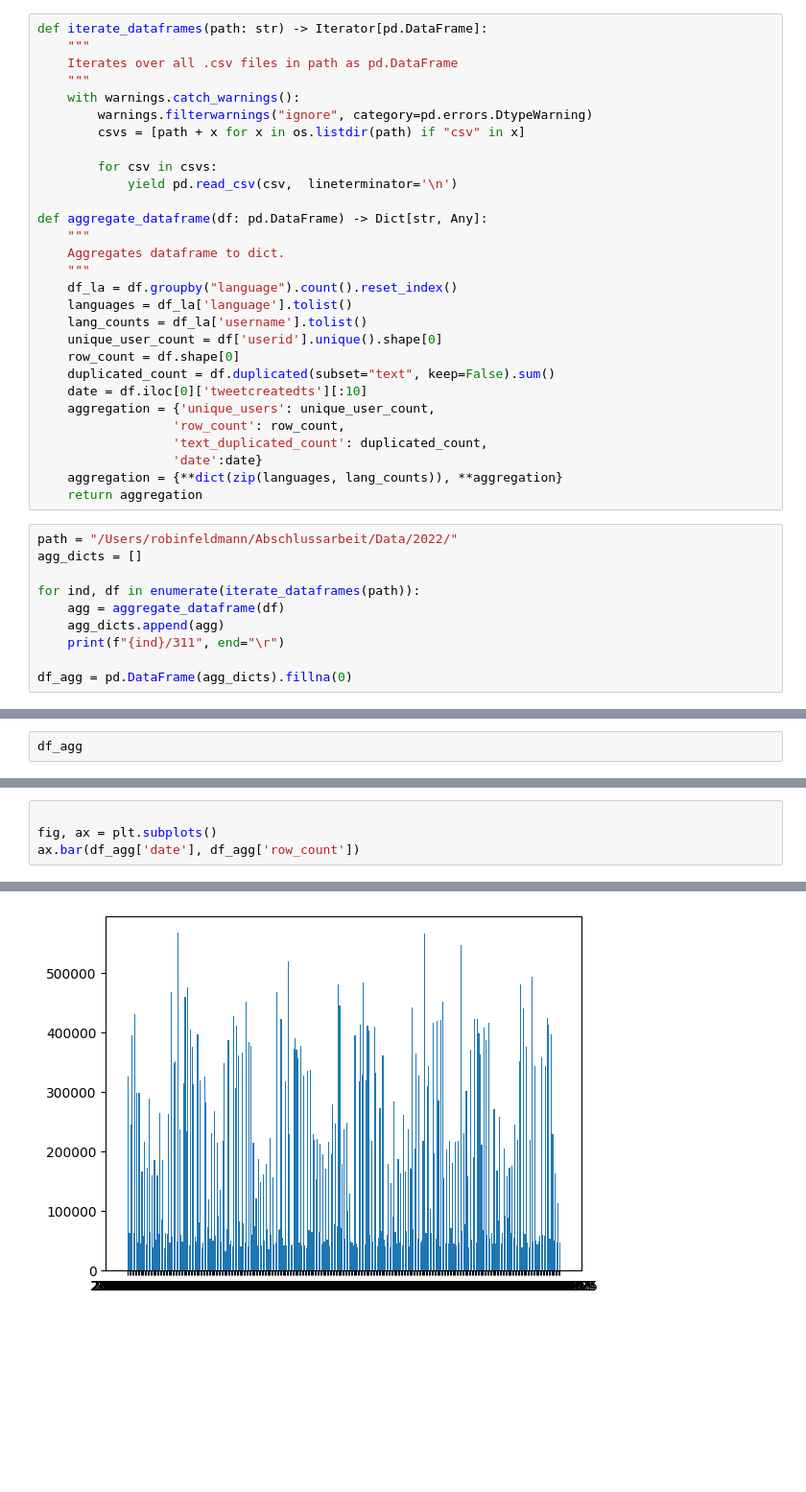
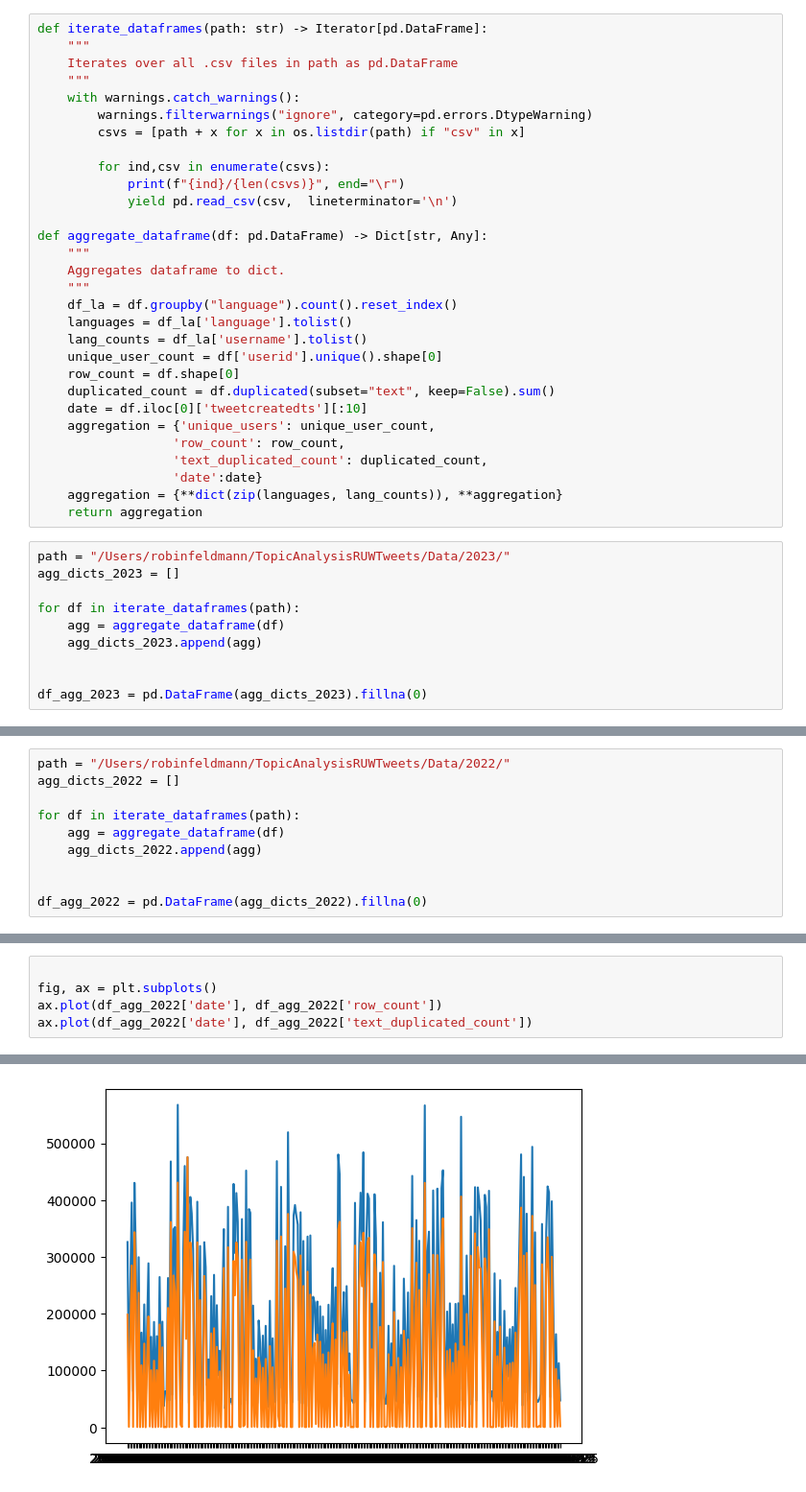
Before and after one commit to Freshpinguin/TopicAnalysisRUWTweets, a Jupyter notebook: Notebooks/FirstOpen.ipynb, the cells around one changed output, grey strips where cells are left out. Shown: that part at 96% size. Drawn from its saved outputs; the diff is of its cells as text; blank space fills up the shorter version.

```diff
--- a/Notebooks/FirstOpen.ipynb
+++ b/Notebooks/FirstOpen.ipynb
@@ -12,7 +13,8 @@ def iterate_dataframes(path: str) -> Iterator[pd.DataFrame]:
         warnings.filterwarnings("ignore", category=pd.errors.DtypeWarning)
         csvs = [path + x for x in os.listdir(path) if "csv" in x]
 
-        for csv in csvs:
+        for ind,csv in enumerate(csvs):
+            print(f"{ind}/{len(csvs)}", end="\r")
             yield pd.read_csv(csv,  lineterminator='\n')
 
 def aggregate_dataframe(df: pd.DataFrame) -> Dict[str, Any]:
@@ -33,13 +35,13 @@ def aggregate_dataframe(df: pd.DataFrame) -> Dict[str, Any]:
     aggregation = {**dict(zip(languages, lang_counts)), **aggregation}
     return aggregation
 # %%
-path = "/Users/robinfeldmann/Abschlussarbeit/Data/2022/"
-agg_dicts = []
+path = "/Users/robinfeldmann/TopicAnalysisRUWTweets/Data/2023/"
+agg_dicts_2023 = []
 
-for ind, df in enumerate(iterate_dataframes(path)):
+for df in iterate_dataframes(path):
     agg = aggregate_dataframe(df)
-    agg_dicts.append(agg)
-    print(f"{ind}/311", end="\r")
+    agg_dicts_2023.append(agg)
 
-df_agg = pd.DataFrame(agg_dicts).fillna(0)
+
+df_agg_2023 = pd.DataFrame(agg_dicts_2023).fillna(0)
 # %% [output]
@@ -47,3 +49,11 @@ df_agg = pd.DataFrame(agg_dicts).fillna(0)
 # %%
-df_agg
+path = "/Users/robinfeldmann/TopicAnalysisRUWTweets/Data/2022/"
+agg_dicts_2022 = []
+
+for df in iterate_dataframes(path):
+    agg = aggregate_dataframe(df)
+    agg_dicts_2022.append(agg)
+
+
+df_agg_2022 = pd.DataFrame(agg_dicts_2022).fillna(0)
 # %% [output]
@@ -63,5 +83,6 @@ df_agg
 # %%
 
 fig, ax = plt.subplots()
-ax.bar(df_agg['date'], df_agg['row_count'])
+ax.plot(df_agg_2022['date'], df_agg_2022['row_count'])
+ax.plot(df_agg_2022['date'], df_agg_2022['text_duplicated_count'])
 # %% [output]
@@ -69 +90 @@ ax.bar(df_agg['date'], df_agg['row_count'])
-[figure, old version]
+[figure, new version]
```
Also changed, not shown: parts of 8 cells of this notebook, 8 other files.
